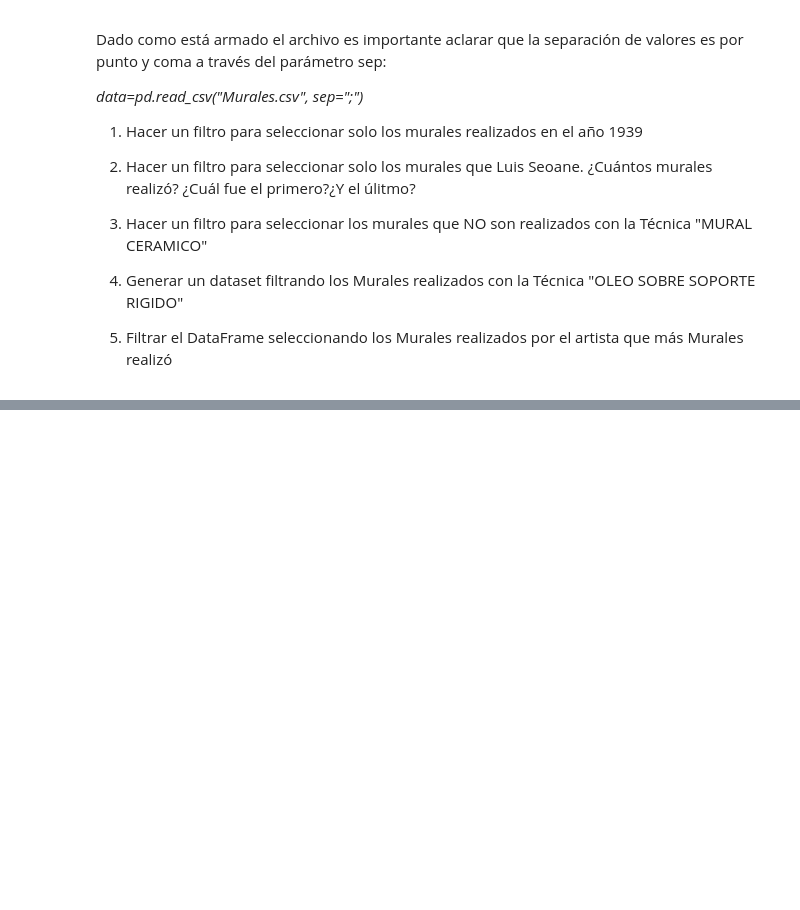
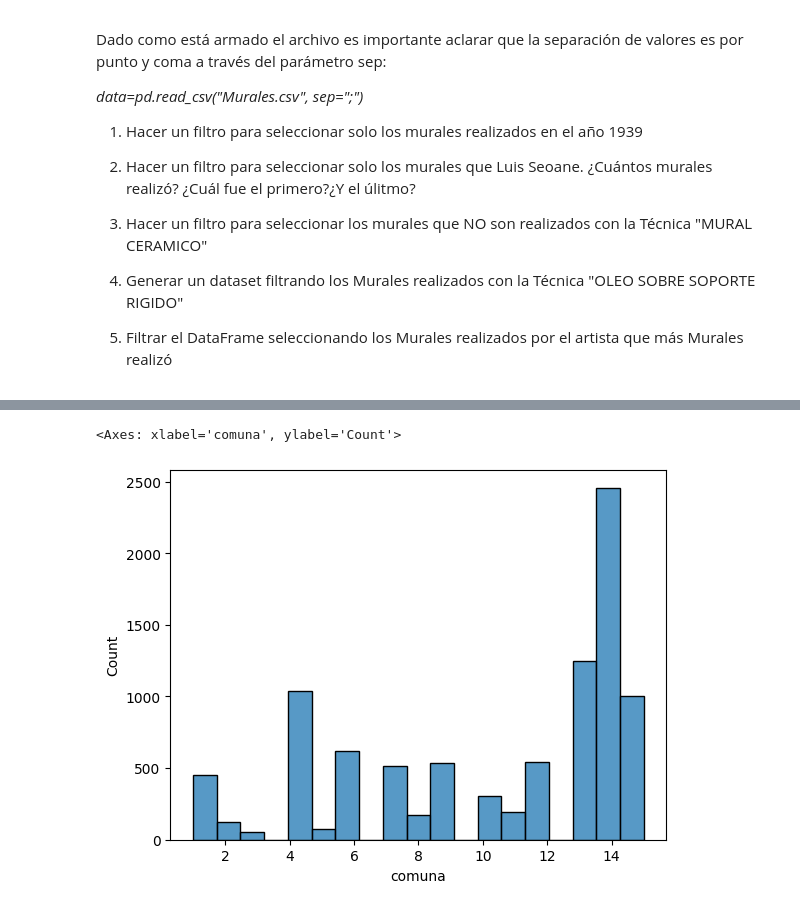
Before and after one commit to IonatanPerez/Aprender_Programando_2023, a Jupyter notebook: Compartido/PorrasFederico/FPDesafios.ipynb, the cells around one changed output, grey strips where cells are left out. Drawn from its saved outputs; the diff is of its cells as text; code cells hidden in the pictures; blank space fills up the shorter version.

```diff
--- a/Compartido/PorrasFederico/FPDesafios.ipynb
+++ b/Compartido/PorrasFederico/FPDesafios.ipynb
@@ -236,0 +250,3 @@ murales[ murales["AUTORES"] == author ]
+# %%
+import pandas as pd
+data = pd.read_csv("https://cdn.buenosaires.gob.ar/datosabiertos/datasets/arbolado-publico-lineal/arbolado-publico-lineal-2017-2018.csv")
@@ -236,0 +264,8 @@ murales[ murales["AUTORES"] == author ]
+# %%
+firstPointFilter = data[ data["nombre_cientifico"] == "Tipuana tipu" ]
+# %%
+# 1
+sns.histplot(data=firstPointFilter, x="comuna")
+# %% [output]
+<Axes: xlabel='comuna', ylabel='Count'>
+[figure, added]
```
Also changed, not shown: parts of 8 cells of this notebook, 26 other files.
